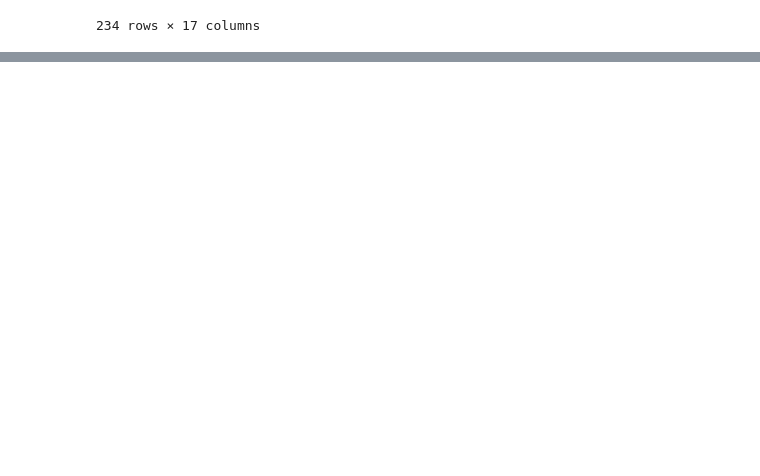
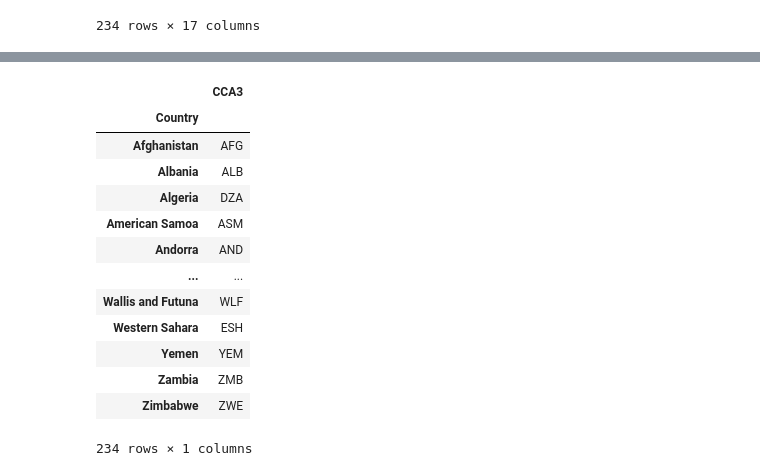
Before and after one commit to xyizko/xo-mathz, a Jupyter notebook: nb/yt-pandas-2.ipynb, the cells around one changed output, grey strips where cells are left out. Cells and saved outputs as stored; diff of their text form; code cells hidden in the pictures; blank space fills up the shorter version.

```diff
--- a/nb/yt-pandas-2.ipynb
+++ b/nb/yt-pandas-2.ipynb
@@ -544,0 +560,19 @@ po21
+# %%
+# Filter Function
+
+po21.filter(items = ['Continet', 'CCA3'])
+# %% [output]
+|  | CCA3 |
+| Country |  |
+| Afghanistan | AFG |
+| Albania | ALB |
+| Algeria | DZA |
+| American Samoa | ASM |
+| Andorra | AND |
+| ... | ... |
+| Wallis and Futuna | WLF |
+| Western Sahara | ESH |
+| Yemen | YEM |
+| Zambia | ZMB |
+| Zimbabwe | ZWE |
+234 rows × 1 columns
```
Also changed, not shown: parts of 6 cells of this notebook.
